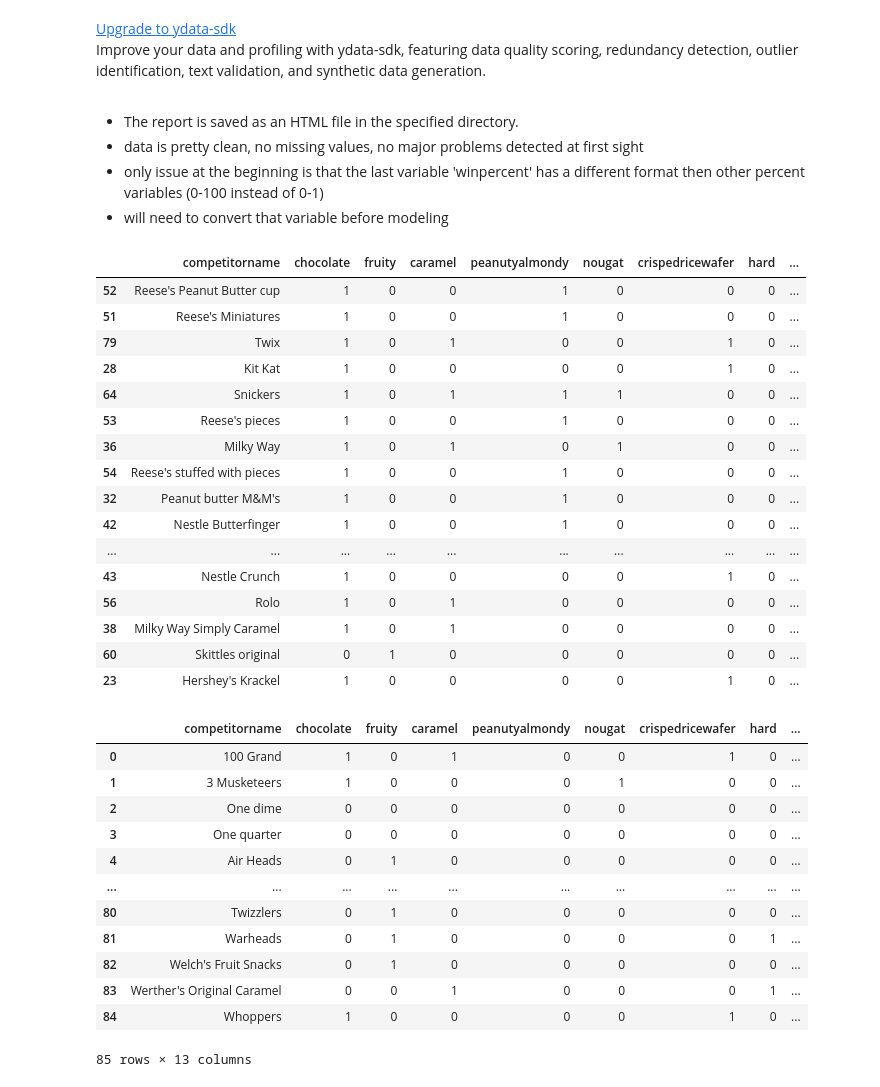
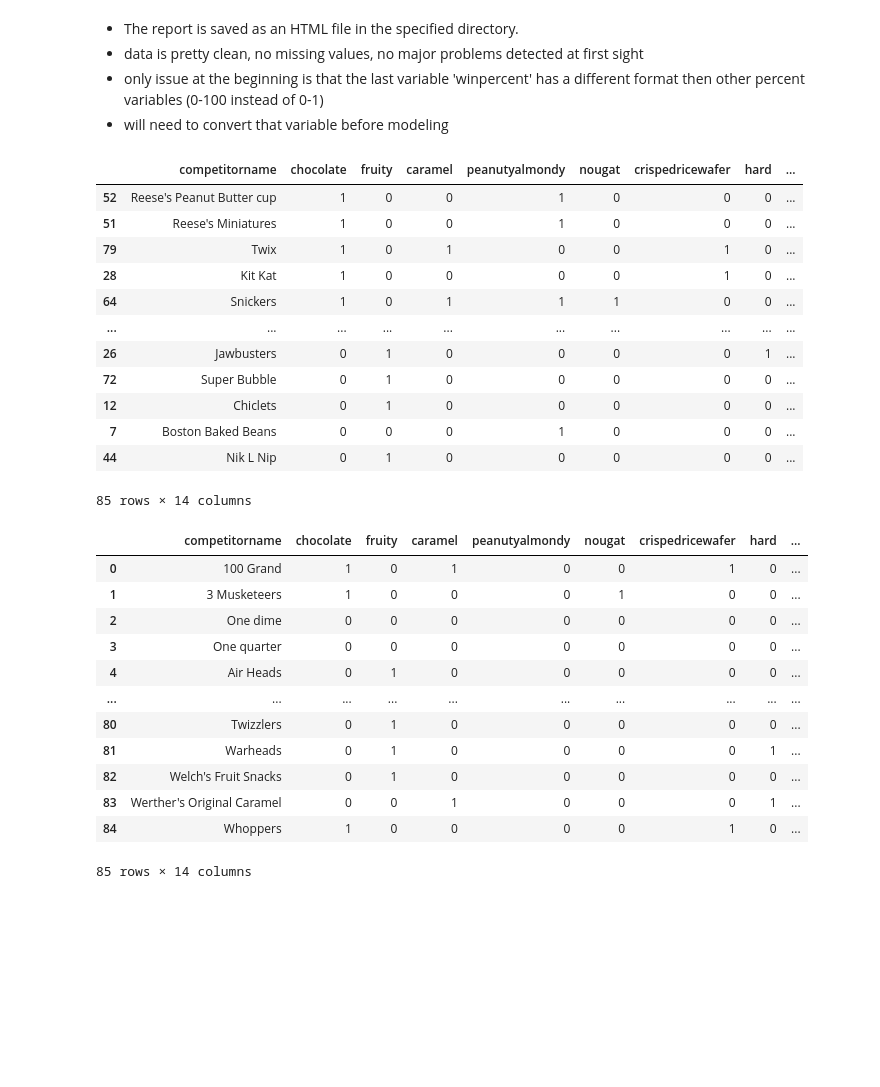
Before and after one commit to jkondek1/candy_case_study, a Jupyter notebook: notebooks/eda.ipynb, the cells around one changed output. Drawn from its saved outputs; the diff is of its cells as text; code cells hidden in the pictures; blank space fills up the shorter version.

```diff
--- a/notebooks/eda.ipynb
+++ b/notebooks/eda.ipynb
@@ -1,10 +1,7 @@
 # %%
 import pandas as pd
 import ydata_profiling as yp
-candy = pd.read_csv('/Users/A107809368/projects/playground/candy_case_study/data/candy-data.csv')
+candy_old = pd.read_csv('/Users/A107809368/projects/playground/candy_case_study/data/candy-data.csv')
-# %% [output]
-Upgrade to ydata-sdk
-Improve your data and profiling with ydata-sdk, featuring data quality scoring, redundancy detection, outlier identification, text validation, and synthetic data generation.
 # %%
 report = yp.ProfileReport(candy)
 report.to_file('/Users/A107809368/projects/playground/candy_case_study/reports/eda_report.html')
@@ -18,22 +15,20 @@ candy['winpercent'] = candy['winpercent'].apply(lambda x: round(x / 100, 3))
 # %%
 candy.to_csv('/Users/A107809368/projects/playground/candy_case_study/data/candy-data-cleaned.csv', index=False)
 # %%
-candy.sort_values(by='winpercent', ascending=False).head(20)
+import pandas as pd
+candy = pd.read_csv('/Users/A107809368/projects/playground/candy_case_study/data/candy-data-cleaned.csv')
+candy.sort_values(by='winpercent', ascending=False)
 # %% [output]
 |  | competitorname | chocolate | fruity | caramel | peanutyalmondy | nougat | crispedricewafer | hard | ... |
 | 52 | Reese's Peanut Butter cup | 1 | 0 | 0 | 1 | 0 | 0 | 0 | ... |
 | 51 | Reese's Miniatures | 1 | 0 | 0 | 1 | 0 | 0 | 0 | ... |
 | 79 | Twix | 1 | 0 | 1 | 0 | 0 | 1 | 0 | ... |
 | 28 | Kit Kat | 1 | 0 | 0 | 0 | 0 | 1 | 0 | ... |
 | 64 | Snickers | 1 | 0 | 1 | 1 | 1 | 0 | 0 | ... |
-| 53 | Reese's pieces | 1 | 0 | 0 | 1 | 0 | 0 | 0 | ... |
-| 36 | Milky Way | 1 | 0 | 1 | 0 | 1 | 0 | 0 | ... |
-| 54 | Reese's stuffed with pieces | 1 | 0 | 0 | 1 | 0 | 0 | 0 | ... |
-| 32 | Peanut butter M&M's | 1 | 0 | 0 | 1 | 0 | 0 | 0 | ... |
-| 42 | Nestle Butterfinger | 1 | 0 | 0 | 1 | 0 | 0 | 0 | ... |
 | ... | ... | ... | ... | ... | ... | ... | ... | ... | ... |
-| 43 | Nestle Crunch | 1 | 0 | 0 | 0 | 0 | 1 | 0 | ... |
-| 56 | Rolo | 1 | 0 | 1 | 0 | 0 | 0 | 0 | ... |
-| 38 | Milky Way Simply Caramel | 1 | 0 | 1 | 0 | 0 | 0 | 0 | ... |
-| 60 | Skittles original | 0 | 1 | 0 | 0 | 0 | 0 | 0 | ... |
-| 23 | Hershey's Krackel | 1 | 0 | 0 | 0 | 0 | 1 | 0 | ... |
+| 26 | Jawbusters | 0 | 1 | 0 | 0 | 0 | 0 | 1 | ... |
+| 72 | Super Bubble | 0 | 1 | 0 | 0 | 0 | 0 | 0 | ... |
+| 12 | Chiclets | 0 | 1 | 0 | 0 | 0 | 0 | 0 | ... |
+| 7 | Boston Baked Beans | 0 | 0 | 0 | 1 | 0 | 0 | 0 | ... |
+| 44 | Nik L Nip | 0 | 1 | 0 | 0 | 0 | 0 | 0 | ... |
+85 rows × 14 columns
@@ -40,15 +44,20 @@ candy.sort_values(by='winpercent', ascending=False).head(20)
+# %%
+candy
+# %% [output]
+|  | competitorname | chocolate | fruity | caramel | peanutyalmondy | nougat | crispedricewafer | hard | ... |
+| 0 | 100 Grand | 1 | 0 | 1 | 0 | 0 | 1 | 0 | ... |
+| 1 | 3 Musketeers | 1 | 0 | 0 | 0 | 1 | 0 | 0 | ... |
+| 2 | One dime | 0 | 0 | 0 | 0 | 0 | 0 | 0 | ... |
+| 3 | One quarter | 0 | 0 | 0 | 0 | 0 | 0 | 0 | ... |
+| 4 | Air Heads | 0 | 1 | 0 | 0 | 0 | 0 | 0 | ... |
+| ... | ... | ... | ... | ... | ... | ... | ... | ... | ... |
+| 80 | Twizzlers | 0 | 1 | 0 | 0 | 0 | 0 | 0 | ... |
+| 81 | Warheads | 0 | 1 | 0 | 0 | 0 | 0 | 1 | ... |
+| 82 | Welch's Fruit Snacks | 0 | 1 | 0 | 0 | 0 | 0 | 0 | ... |
+| 83 | Werther's Original Caramel | 0 | 0 | 1 | 0 | 0 | 0 | 1 | ... |
+| 84 | Whoppers | 1 | 0 | 0 | 0 | 0 | 1 | 0 | ... |
+85 rows × 14 columns
 # %%
+from utils import get_gpt_response
+prompt = 'Determine mother companies of the following candy brands. Return only the mother company names. If unknown, return "Unknown".\n\n Separate the names by a semi-colon, so that it can be easily read out as separated values. Make sure you have the same number of mother company names as the candy brands. Candy brands:'
+response = get_gpt_response(prompt + competitor_names)
-# %% [output]
-|  | competitorname | chocolate | fruity | caramel | peanutyalmondy | nougat | crispedricewafer | hard | ... |
-| 0 | 100 Grand | 1 | 0 | 1 | 0 | 0 | 1 | 0 | ... |
-| 1 | 3 Musketeers | 1 | 0 | 0 | 0 | 1 | 0 | 0 | ... |
-| 2 | One dime | 0 | 0 | 0 | 0 | 0 | 0 | 0 | ... |
-| 3 | One quarter | 0 | 0 | 0 | 0 | 0 | 0 | 0 | ... |
-| 4 | Air Heads | 0 | 1 | 0 | 0 | 0 | 0 | 0 | ... |
-| ... | ... | ... | ... | ... | ... | ... | ... | ... | ... |
-| 80 | Twizzlers | 0 | 1 | 0 | 0 | 0 | 0 | 0 | ... |
-| 81 | Warheads | 0 | 1 | 0 | 0 | 0 | 0 | 1 | ... |
-| 82 | Welch's Fruit Snacks | 0 | 1 | 0 | 0 | 0 | 0 | 0 | ... |
-| 83 | Werther's Original Caramel | 0 | 0 | 1 | 0 | 0 | 0 | 1 | ... |
-| 84 | Whoppers | 1 | 0 | 0 | 0 | 0 | 1 | 0 | ... |
-85 rows × 13 columns
```
Also changed, not shown: parts of 37 cells of this notebook.
